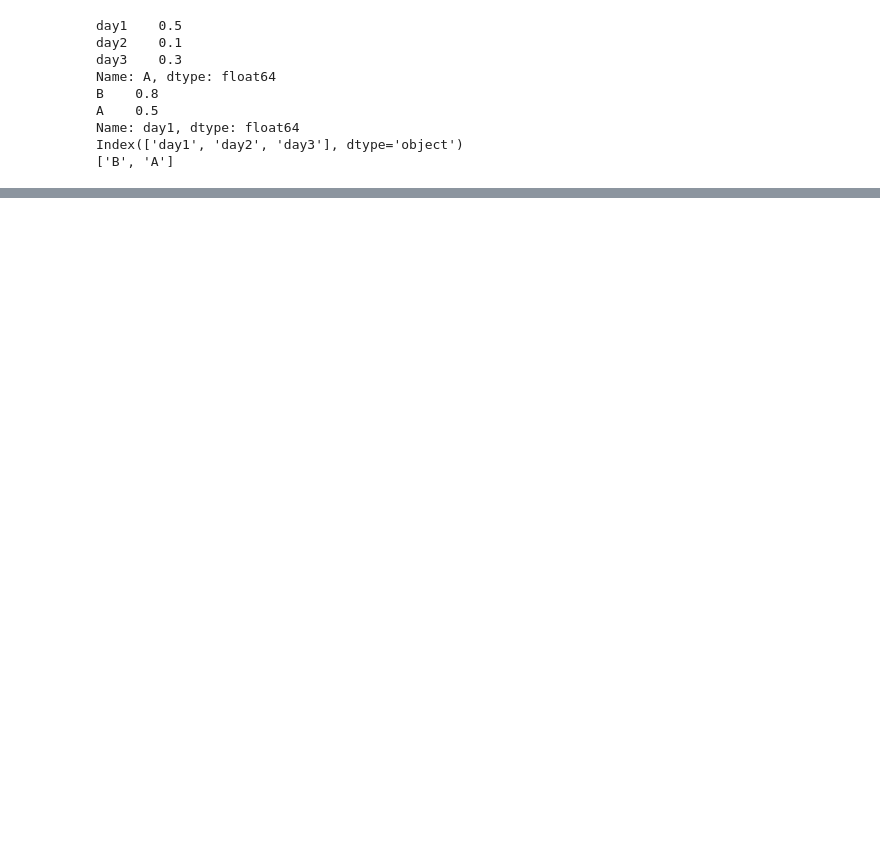
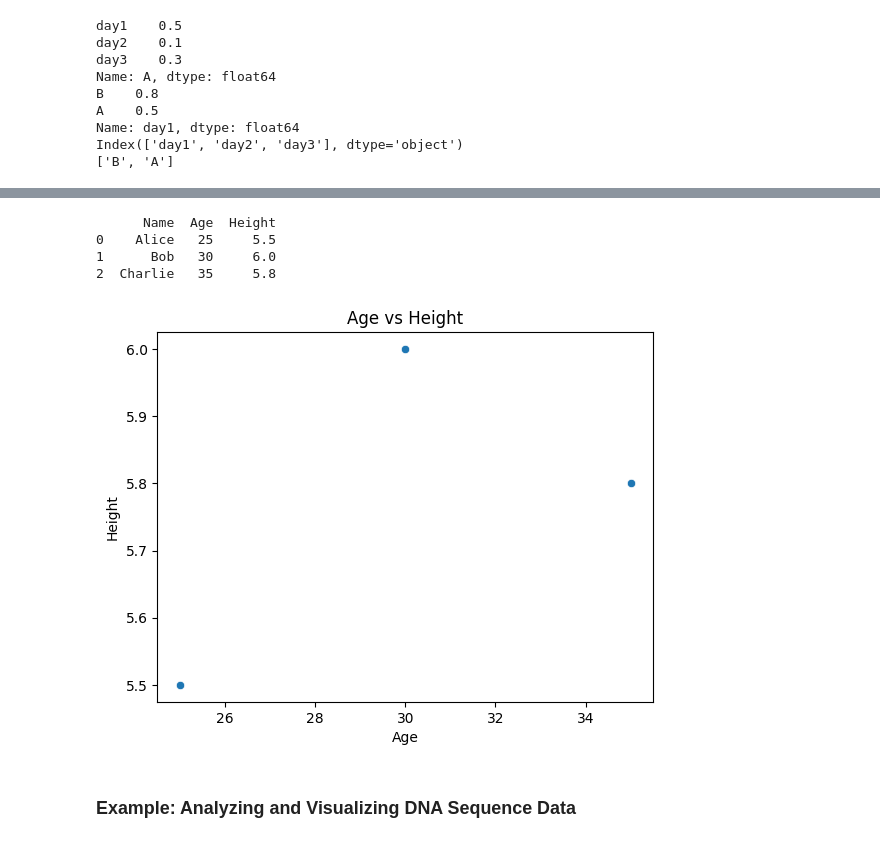
Before and after one commit to greendaygh/cnu-deeplearning-2024, a Jupyter notebook: cnu_data_handling.ipynb, the cells around one changed output, grey strips where cells are left out. Drawn from its saved outputs; the diff is of its cells as text; code cells hidden in the pictures; blank space fills up the shorter version.

```diff
--- a/cnu_data_handling.ipynb
+++ b/cnu_data_handling.ipynb
@@ -672,0 +407,23 @@ This script demonstrates the integration of data handling, analysis, and visuali
+# %%
+import matplotlib.pyplot as plt
+import seaborn as sns
+
+data = [
+    {'Name': 'Alice', 'Age': 25, 'Height': 5.5},
+    {'Name': 'Bob', 'Age': 30, 'Height': 6.0},
+    {'Name': 'Charlie', 'Age': 35, 'Height': 5.8}
+]
+
+df = pd.DataFrame(data)
+print(df)
+
+# Scatter plot with Seaborn
+sns.scatterplot(x='Age', y='Height', data=df)
+plt.title('Age vs Height')
+plt.show()
+# %% [output]
+      Name  Age  Height
+0    Alice   25     5.5
+1      Bob   30     6.0
+2  Charlie   35     5.8
+[figure, added]
@@ -672,0 +432,3 @@ This script demonstrates the integration of data handling, analysis, and visuali
+# %% [markdown]
+
+### Example: Analyzing and Visualizing DNA Sequence Data
```
Also changed, not shown: parts of 57 cells of this notebook, 37 other files.
